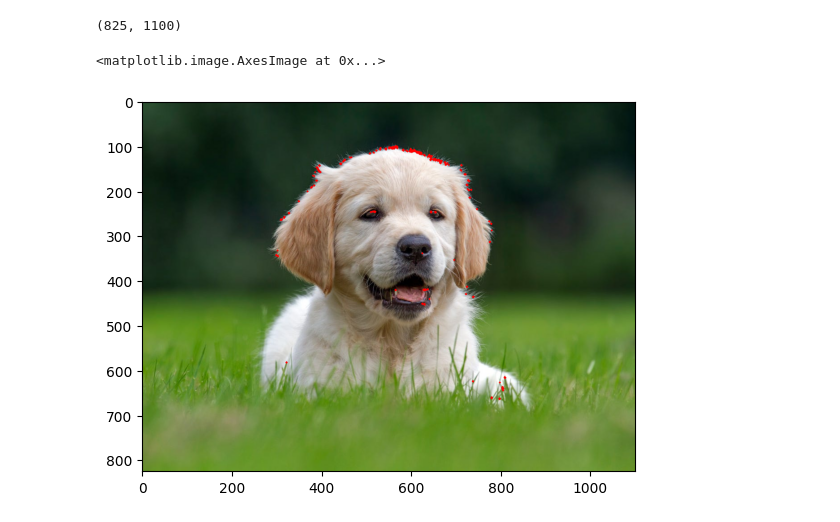
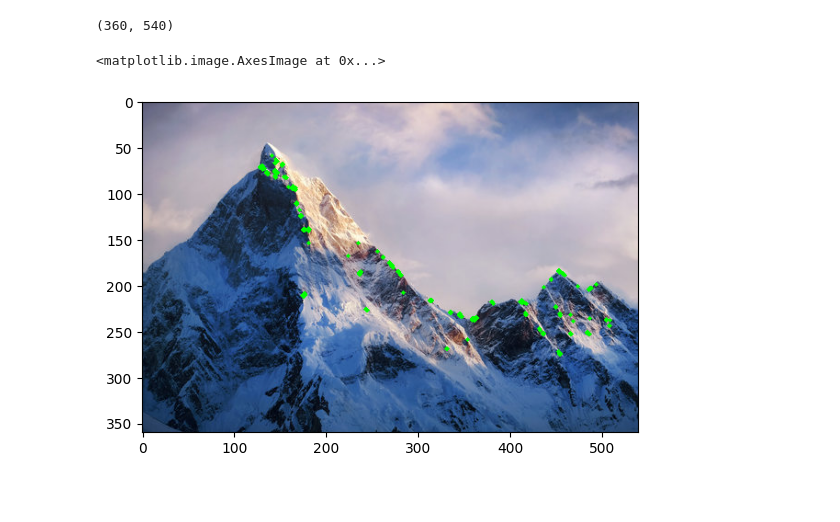
Before and after one commit to yjb-git/colab, a Jupyter notebook: Harris.ipynb, the cells around one changed output. Drawn from its saved outputs; the diff is of its cells as text; code cells hidden in the pictures; blank space fills up the shorter version.

```diff
--- a/Harris.ipynb
+++ b/Harris.ipynb
@@ -1,7 +1,7 @@
 # %% [markdown]
 <a href="https://colab.research.google.com/github/yjb-git/colab/blob/main/Harris.ipynb" target="_parent"><img src="https://colab.research.google.com/assets/colab-badge.svg" alt="Open In Colab"/></a>
 # %%
-dog_path = "/content/Dog_Breeds.jpg"
+dog_path = "/content/drive/MyDrive/mountain.jpg"
 # %%
 import cv2
 import numpy as np
@@ -27,7 +23,7 @@ show_img(gray)
 gray_f = gray.astype(np.float32)
 gray_f.shape
 # %% [output]
-(825, 1100)
+(360, 540)
 # %%
 Ix = cv2.Sobel(gray_f, cv2.CV_32F, 1, 0, ksize=3)
 Iy = cv2.Sobel(gray_f, cv2.CV_32F, 0, 1, ksize=3)
@@ -49,14 +41,14 @@ harris = A11*A22 - A12*A12 - alpha*(A11+A22)**2
 # %%
 vis = img.copy()
 H = harris.copy()
 Rnorm = cv2.normalize(H, None, 0, 1, cv2.NORM_MINMAX)
-th = 0.5
+th = 0.57
 ys, xs = np.where(Rnorm > th)
 for (x, y) in zip(xs, ys):
-    cv2.circle(vis, (x, y), 2, (0, 0, 255), -1)  # red dot
+    cv2.circle(vis, (x, y), 2, (0, 255, 0), -1)  # purple dot
 
 # plt img show
 plt.imshow(cv2.cvtColor(vis, cv2.COLOR_BGR2RGB))
 # %% [output]
 <matplotlib.image.AxesImage at 0x...>
-[figure, old version]
+[figure, new version]
```
Also changed, not shown: parts of 6 cells of this notebook.
